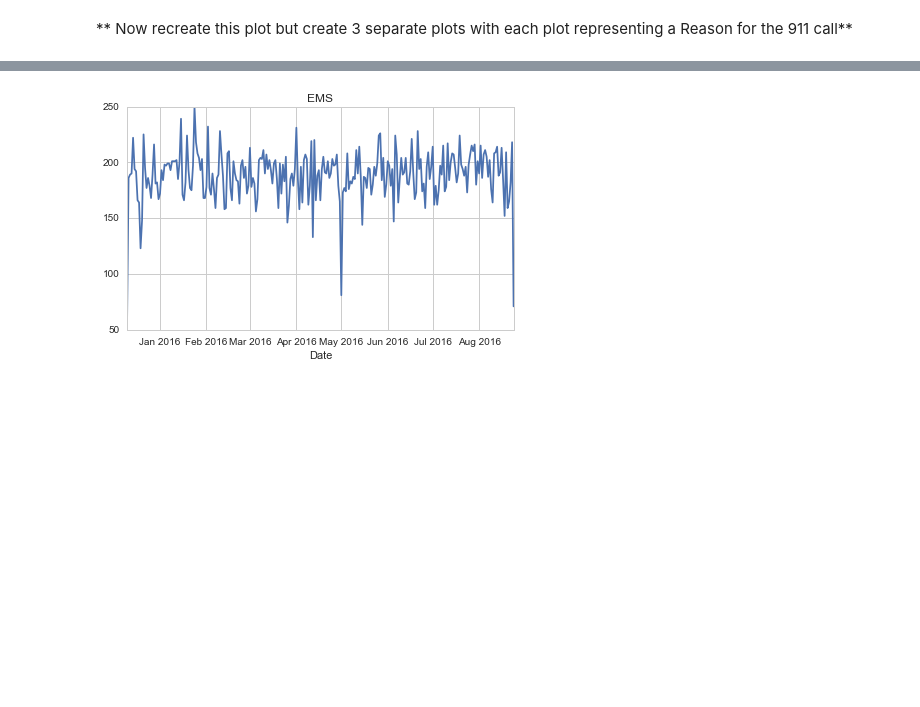
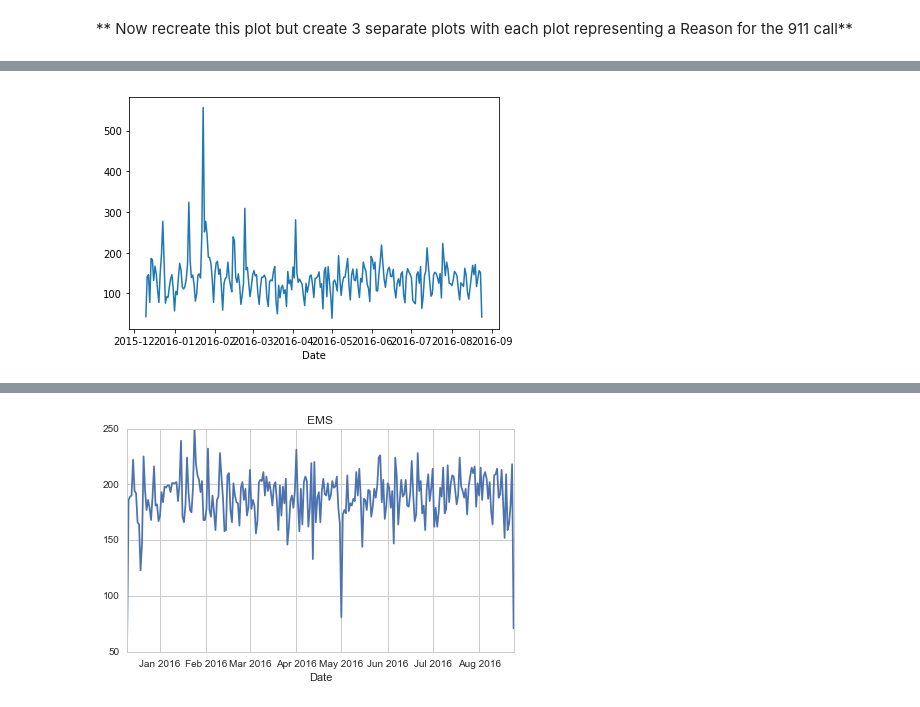
Before and after one commit to ameyaditya/Machine_Learning, a Jupyter notebook: Projects/Data Capstone Project/911 Calls Data Capstone Project .ipynb, the cells around one changed output, grey strips where cells are left out. Drawn from its saved outputs; the diff is of its cells as text; code cells hidden in the pictures; blank space fills up the shorter version.

```diff
--- a/Projects/Data Capstone Project/911 Calls Data Capstone Project .ipynb
+++ b/Projects/Data Capstone Project/911 Calls Data Capstone Project .ipynb
@@ -297,0 +310,5 @@ sns.lmplot(x='Month',y='twp',data=bymonth.reset_index())
+# %%
+df[df['Reason']=='Traffic'].groupby('Date').count()['lat'].plot()
+plt.tight_layout()
+# %% [output]
+[figure, added]
```
Also changed, not shown: parts of 18 cells of this notebook, 3 other files.
